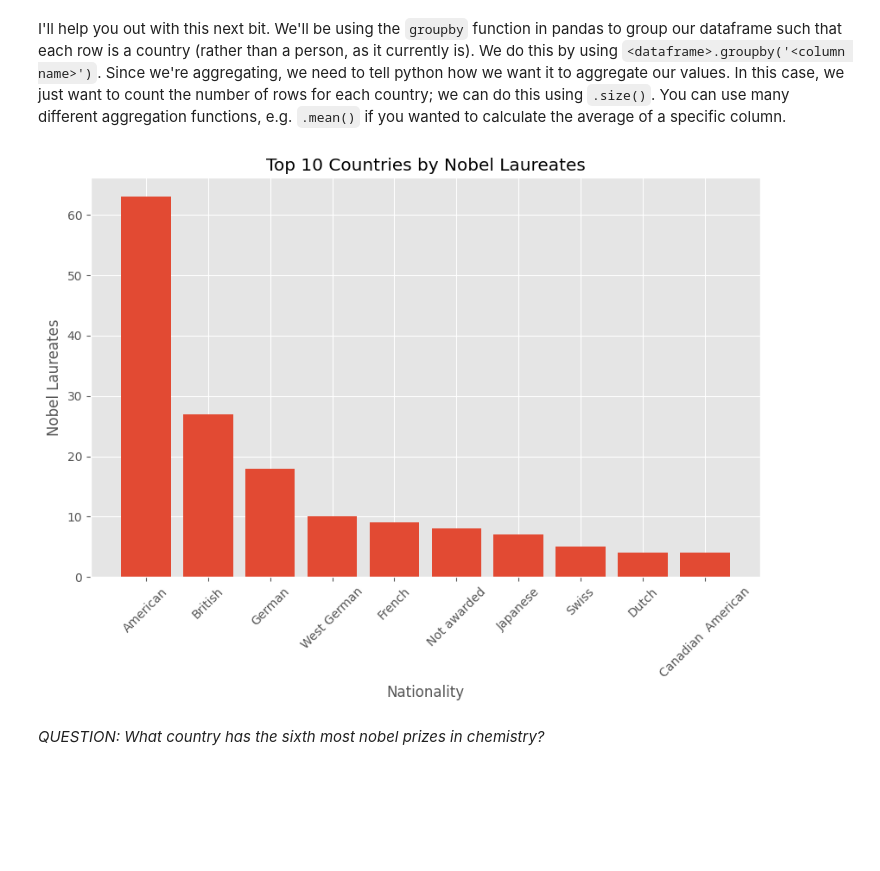
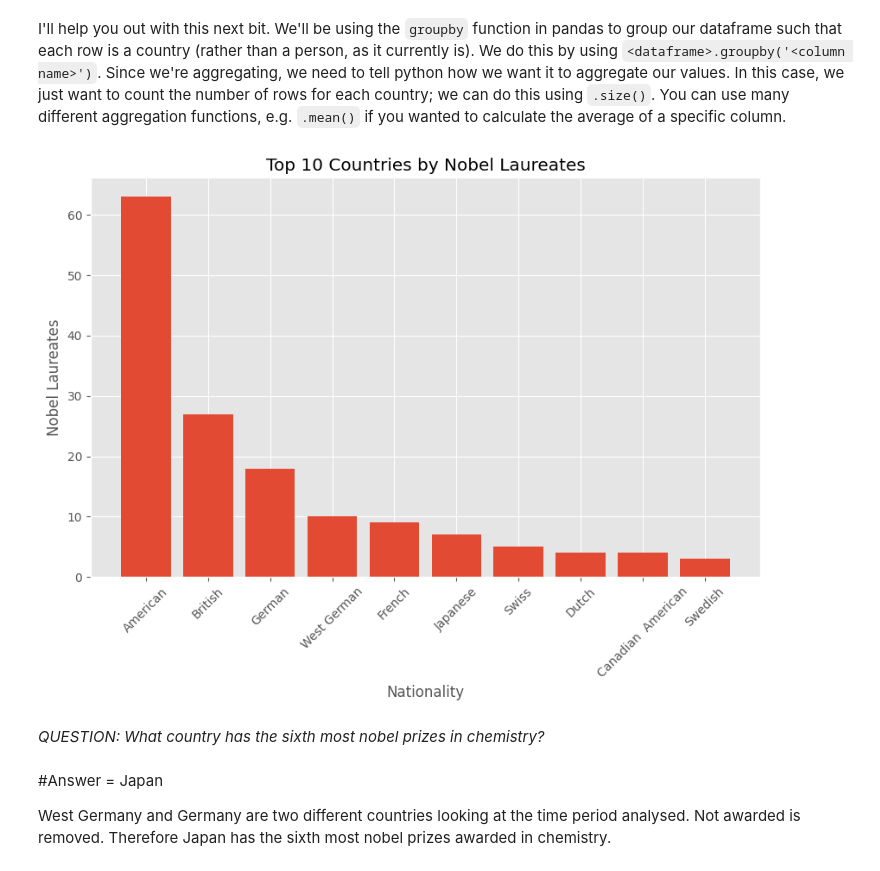
Before and after one commit to katiemarden123/QM2, a Jupyter notebook: notebooks/W02. Pandas.ipynb, the cells around one changed output. Saved outputs shown, nothing was run; the diff lists cells and outputs as text; code cells hidden in the pictures; blank space fills up the shorter version.

```diff
--- a/notebooks/W02. Pandas.ipynb
+++ b/notebooks/W02. Pandas.ipynb
@@ -466,22 +485,29 @@ I'll help you out with this next bit. We'll be using the `groupby` function in p
 # %%
 # create a new dataframe called 'country' in which each row is a country, and the values represent the number of nobel laureates.
 countryx=chem.groupby('Nationality[B]')
 countryz=countryx.size()
 country=pandas.DataFrame(countryz,columns=['Times Won'])
 # now sort it in descending order
 country_df=country.sort_values(by='Times Won',ascending=False)
 country_df
+
+# Filter out "Not awarded" from the country_df DataFrame
+country_df = country_df[country_df.index != 'Not awarded'] # This line filters out the "Not awarded" row
 
 # finally, plot the top 10 countries
 top_10=country_df.head(10)
 plt.figure(figsize=(10,6))
 plt.bar(top_10.index, top_10['Times Won'])
 plt.xlabel('Nationality')
 plt.ylabel('Nobel Laureates')
 plt.title('Top 10 Countries by Nobel Laureates')
 plt.xticks(rotation=45)
 plt.show()
 # %% [output]
-[figure, old version]
+[figure, new version]
 # %% [markdown]
 *QUESTION: What country has the sixth most nobel prizes in chemistry?*
+# %% [markdown]
+#Answer = Japan
+
+West Germany and Germany are two different countries looking at the time period analysed. Not awarded is removed. Therefore Japan has the sixth most nobel prizes awarded in chemistry.
```
Also changed, not shown: parts of 8 cells of this notebook.
